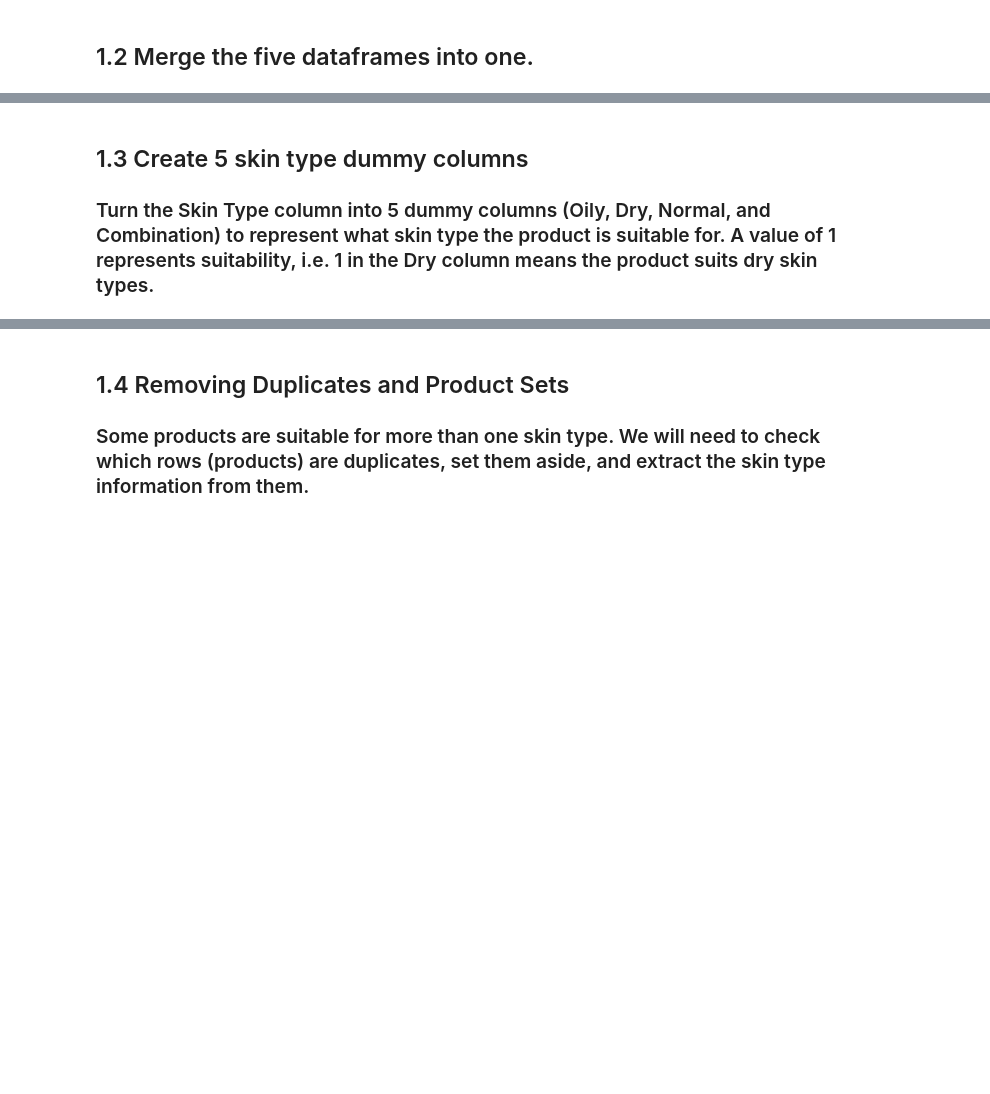
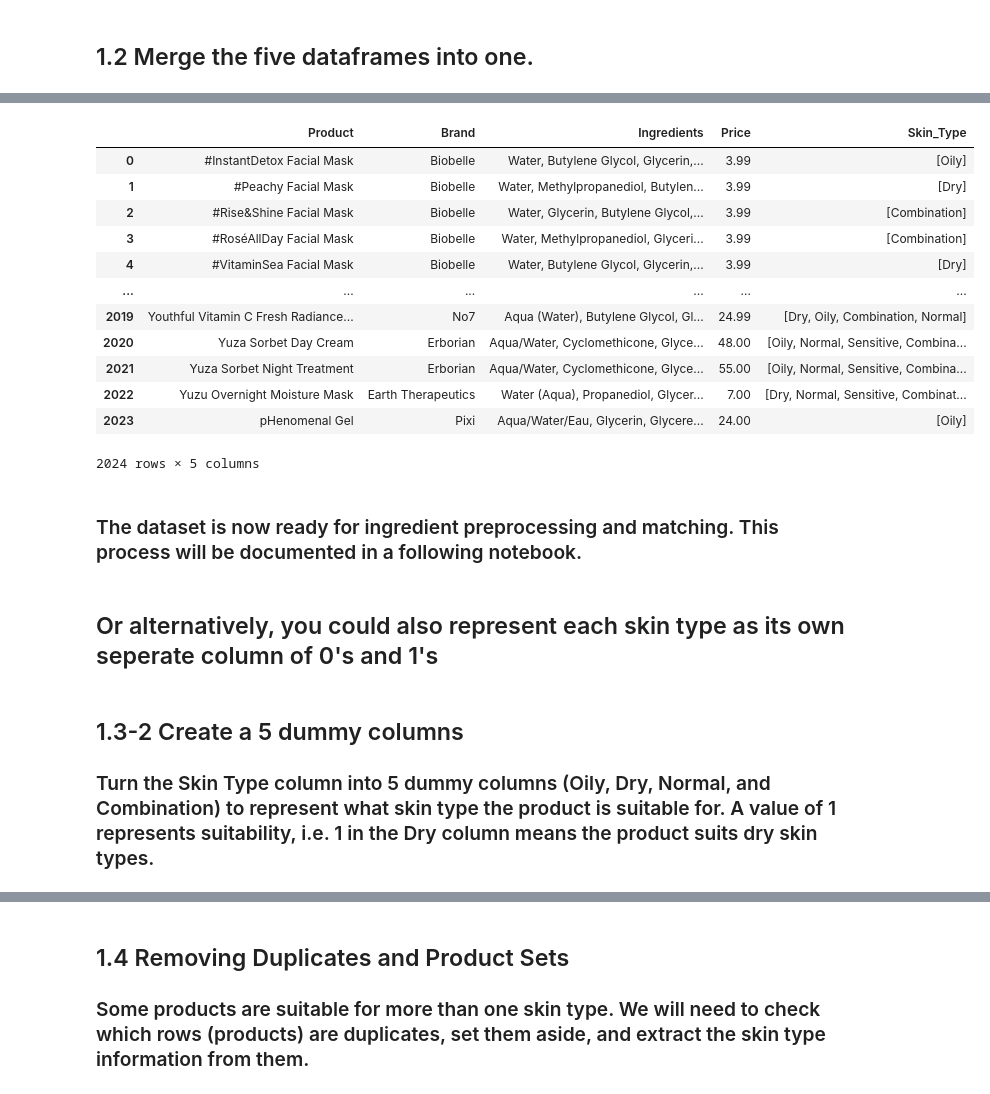
Before and after one commit to ZaneFadul/skincare_classification, a Jupyter notebook: 2.Preprocessing/Step1_Cleaning_data.ipynb, the cells around one changed output, grey strips where cells are left out. Drawn from its saved outputs; the diff is of its cells as text; code cells hidden in the pictures; blank space fills up the shorter version.

Commit message:
Change Master data

```diff
--- a/2.Preprocessing/Step1_Cleaning_data.ipynb
+++ b/2.Preprocessing/Step1_Cleaning_data.ipynb
@@ -63,5 +66,30 @@ Master
+# %%
+Master1 = Master['Skin_Type'].groupby([Master.Product, Master.Brand, Master.Ingredients, Master.Price]).apply(set).reset_index()
+# %%
+for i in range(len(Master1)):
+    Master1.Skin_Type[i] = list(Master1.Skin_Type[i])
+# %%
+Master1
+# %% [output]
+|  | Product | Brand | Ingredients | Price | Skin_Type |
+| 0 | #InstantDetox Facial Mask | Biobelle | Water, Butylene Glycol, Glycerin,... | 3.99 | [Oily] |
+| 1 | #Peachy Facial Mask | Biobelle | Water, Methylpropanediol, Butylen... | 3.99 | [Dry] |
+| 2 | #Rise&Shine Facial Mask | Biobelle | Water, Glycerin, Butylene Glycol,... | 3.99 | [Combination] |
+| 3 | #RoséAllDay Facial Mask | Biobelle | Water, Methylpropanediol, Glyceri... | 3.99 | [Combination] |
+| 4 | #VitaminSea Facial Mask | Biobelle | Water, Butylene Glycol, Glycerin,... | 3.99 | [Dry] |
+| ... | ... | ... | ... | ... | ... |
+| 2019 | Youthful Vitamin C Fresh Radiance... | No7 | Aqua (Water), Butylene Glycol, Gl... | 24.99 | [Dry, Oily, Combination, Normal] |
+| 2020 | Yuza Sorbet Day Cream | Erborian | Aqua/Water, Cyclomethicone, Glyce... | 48.00 | [Oily, Normal, Sensitive, Combina... |
+| 2021 | Yuza Sorbet Night Treatment | Erborian | Aqua/Water, Cyclomethicone, Glyce... | 55.00 | [Oily, Normal, Sensitive, Combina... |
+| 2022 | Yuzu Overnight Moisture Mask | Earth Therapeutics | Water (Aqua), Propanediol, Glycer... | 7.00 | [Dry, Normal, Sensitive, Combinat... |
+| 2023 | pHenomenal Gel | Pixi | Aqua/Water/Eau, Glycerin, Glycere... | 24.00 | [Oily] |
+2024 rows × 5 columns
+# %% [markdown]
+### The dataset is now ready for ingredient preprocessing and matching. This process will be documented in a following notebook.
+# %% [markdown]
+## Or alternatively, you could also represent each skin type as its own seperate column of 0's and 1's
 # %% [markdown]
-## 1.3  Create 5 skin type dummy columns
+## 1.3-2 Create a 5 dummy columns
 ### Turn the Skin Type column into 5 dummy columns (Oily, Dry, Normal, and Combination) to represent what skin type the product is suitable for. A value of 1 represents suitability, i.e. 1 in the Dry column means the product suits dry skin types.
 # %%
 skin_type = pd.get_dummies(Master["Skin Type"])
```
Also changed, not shown: parts of 9 cells of this notebook, 3 other files.
